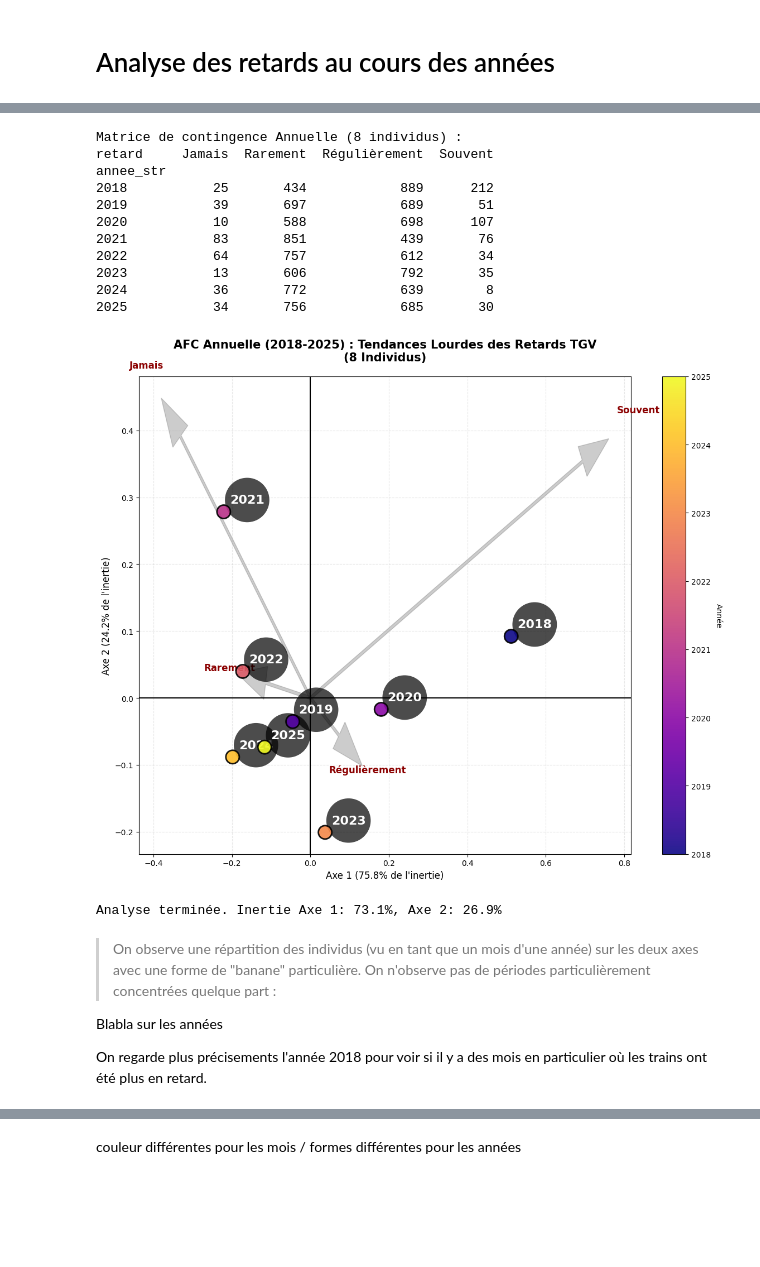
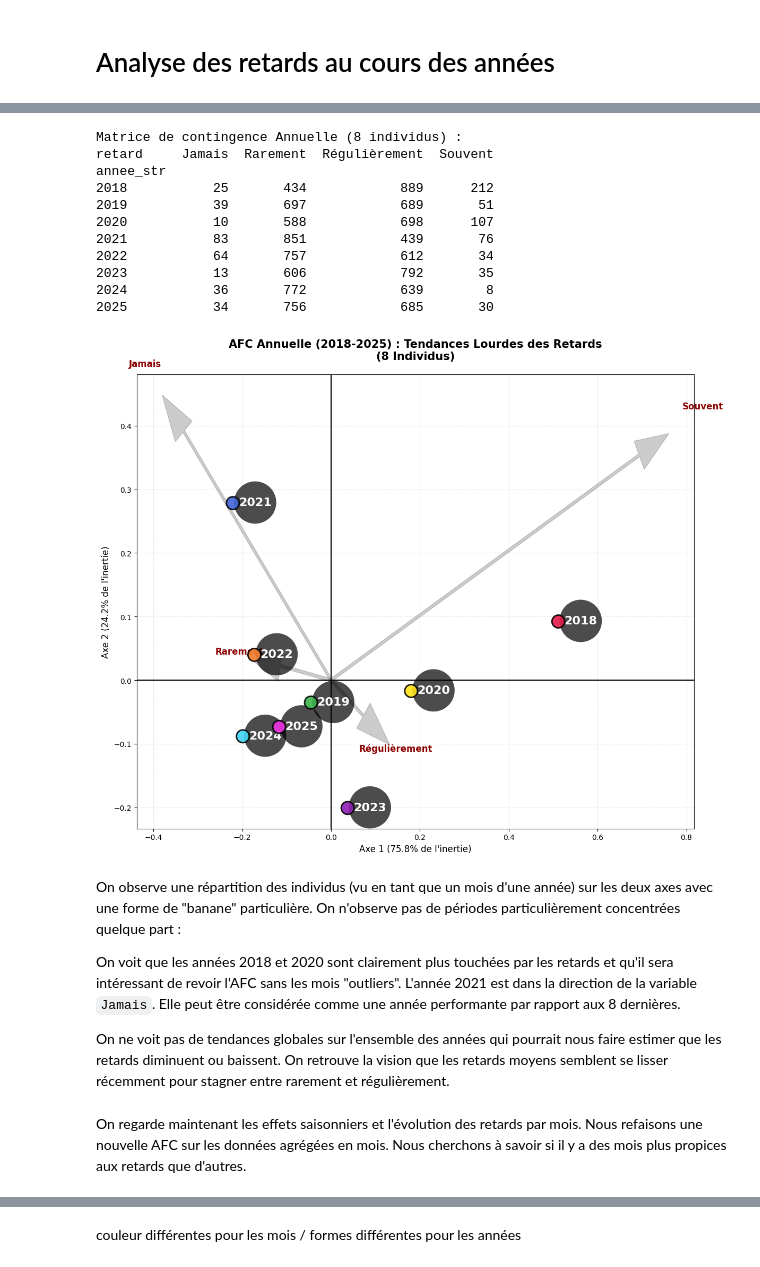
Before and after one commit to Clara-Lst/Projet_AD, a Jupyter notebook: AD-projet-python_FMA-Alex.ipynb, the cells around one changed output, grey strips where cells are left out. Drawn from its saved outputs; the diff is of its cells as text; code cells hidden in the pictures; blank space fills up the shorter version.

Commit message:
Reshape graphs, add analysis and covid view

```diff
--- a/AD-projet-python_FMA-Alex.ipynb
+++ b/AD-projet-python_FMA-Alex.ipynb
@@ -419,18 +548,13 @@ Covid : mi fev => mi mai 2020 (avril 2020 normal)
 # %%
-# --- 6. AFC SPÉCIFIQUE PAR ANNÉE (8 Individus) ---
+#6. AFC SPÉCIFIQUE PAR ANNÉE (8 Individus)
 
 # A. Création de la colonne 'annee' extraite de la date
-# On suppose que 'date' est au format 'YYYY-MM' ou datetime.
 # On prend les 4 premiers caractères pour être sûr d'avoir l'année.
 data['annee_str'] = data['date'].astype(str).str[:4]
 
 # B. Création de la matrice de contingence par ANNÉE
-# Même logique que avant : Groupby (Année, Retard) -> Comptage -> Pivot (unstack)
+# Groupby (Année, Retard) -> Comptage -> Pivot (unstack)
 matrice_annuelle = data.groupby(['annee_str', 'retard']).size().unstack(fill_value=0)
-
-# Optionnel : Réordonner les années si elles sont triées alphabétiquement (ex: 2018, 2019...)
-# Cela assure que l'ordre est chronologique même si certaines années manquent dans les données
-matrice_annuelle = matrice_annuelle.reindex(sorted(matrice_annuelle.index))
 
 print("\nMatrice de contingence Annuelle (8 individus) :")
 print(matrice_annuelle)
@@ -472,7 +596,7 @@ scatter_annee = plt.scatter(
     coords_annees['Axe 1'],
     coords_annees['Axe 2'],
     c=coords_annees['annee_num'],
-    cmap='plasma',  # Palette de couleurs différente (plus chaude)
+    cmap=cmap_personnalisee,
     s=300,
     alpha=0.9,
     edgecolors='black',
@@ -490,48 +614,43 @@ for i, txt in enumerate(coords_annees.index):
                  xytext=(8, 8),          # Décalage de 8 points vers le haut-droite
                  textcoords='offset points', # L'unité est en points d'impression (indépendant de l'échelle du graph)
                  ha='left',              # Alignement horizontal à gauche du texte décalé
-                 va='bottom',            # Alignement vertical en bas du texte décalé
-                 fontsize=16,            # Police un peu plus grande
+                 va='top',            # Alignement vertical en bas du texte décalé
+                 fontsize=16,
                  fontweight='bold',
                  color='white',
                  bbox=dict(boxstyle='circle,pad=0.4', facecolor='black', alpha=0.7, edgecolor='none'))
 
 
-plt.title("AFC Annuelle (2018-2025) : Tendances Lourdes des Retards TGV\n(8 Individus)", fontsize=15, fontweight='bold', pad=20)
+plt.title("AFC Annuelle (2018-2025) : Tendances Lourdes des Retards\n(8 Individus)", fontsize=15, fontweight='bold', pad=20)
 plt.xlabel(f"Axe 1 ({inertie_a1:.1%} de l'inertie)", fontsize=12)
 plt.ylabel(f"Axe 2 ({inertie_a2:.1%} de l'inertie)", fontsize=12)
 
 # Grille et axes
 plt.axhline(0, color='black', linewidth=1.5)
 plt.axvline(0, color='black', linewidth=1.5)
 plt.grid(True, linestyle='--', alpha=0.3)
 
-# Légende de couleur
-cbar = plt.colorbar(scatter_annee)
-cbar.set_label('Année', rotation=270, labelpad=15)
-
 plt.tight_layout()
 plt.show()
-
-print(f"\nAnalyse terminée. Inertie Axe 1: {inertie_1:.1%}, Axe 2: {inertie_2:.1%}")
 # %% [output]
 Matrice de contingence Annuelle (8 individus) :
 retard     Jamais  Rarement  Régulièrement  Souvent
 annee_str
 2018           25       434            889      212
 2019           39       697            689       51
 2020           10       588            698      107
 2021           83       851            439       76
 2022           64       757            612       34
 2023           13       606            792       35
 2024           36       772            639        8
 2025           34       756            685       30
-[figure, old version]
+[figure, new version]
-Analyse terminée. Inertie Axe 1: 73.1%, Axe 2: 26.9%
 # %% [markdown]
-> On observe une répartition des individus (vu en tant que un mois d'une année) sur les deux axes avec une forme de "banane" particulière. On n'observe pas de périodes particulièrement concentrées quelque part :
+On observe une répartition des individus (vu en tant que un mois d'une année) sur les deux axes avec une forme de "banane" particulière. On n'observe pas de périodes particulièrement concentrées quelque part :
 
-Blabla sur les années
+On voit que les années 2018 et 2020 sont clairement plus touchées par les retards et qu'il sera intéressant de revoir l'AFC sans les mois "outliers". L'année 2021 est dans la direction de la variable `Jamais`. Elle peut être considérée comme une année performante par rapport aux 8 dernières.
 
-On regarde plus précisements l'année 2018 pour voir si il y a des mois en particulier où les trains ont été plus en retard.
+On ne voit pas de tendances globales sur l'ensemble des années qui pourrait nous faire estimer que les retards diminuent ou baissent. On retrouve la vision que les retards moyens semblent se lisser récemment pour stagner entre rarement et régulièrement.
+# %% [markdown]
+On regarde maintenant les effets saisonniers et l'évolution des retards par mois. Nous refaisons une nouvelle AFC sur les données agrégées en mois. Nous cherchons à savoir si il y a des mois plus propices aux retards que d'autres.
 # %%
```
Also changed, not shown: parts of 16 cells of this notebook.
